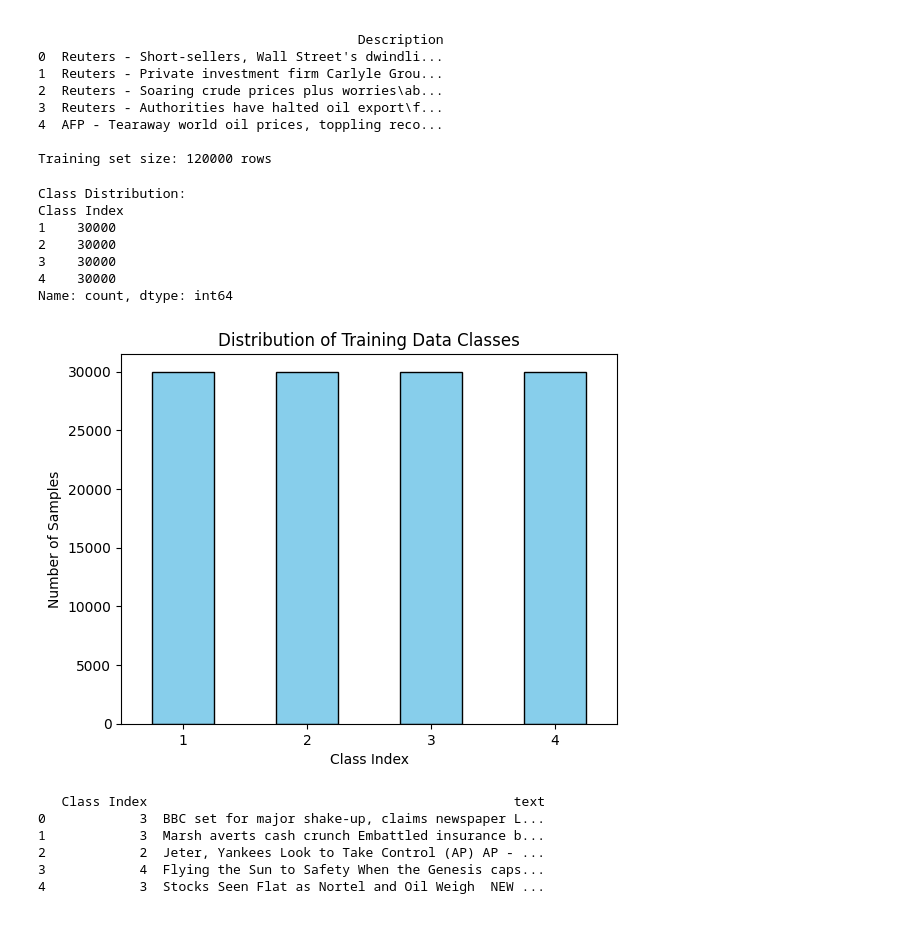
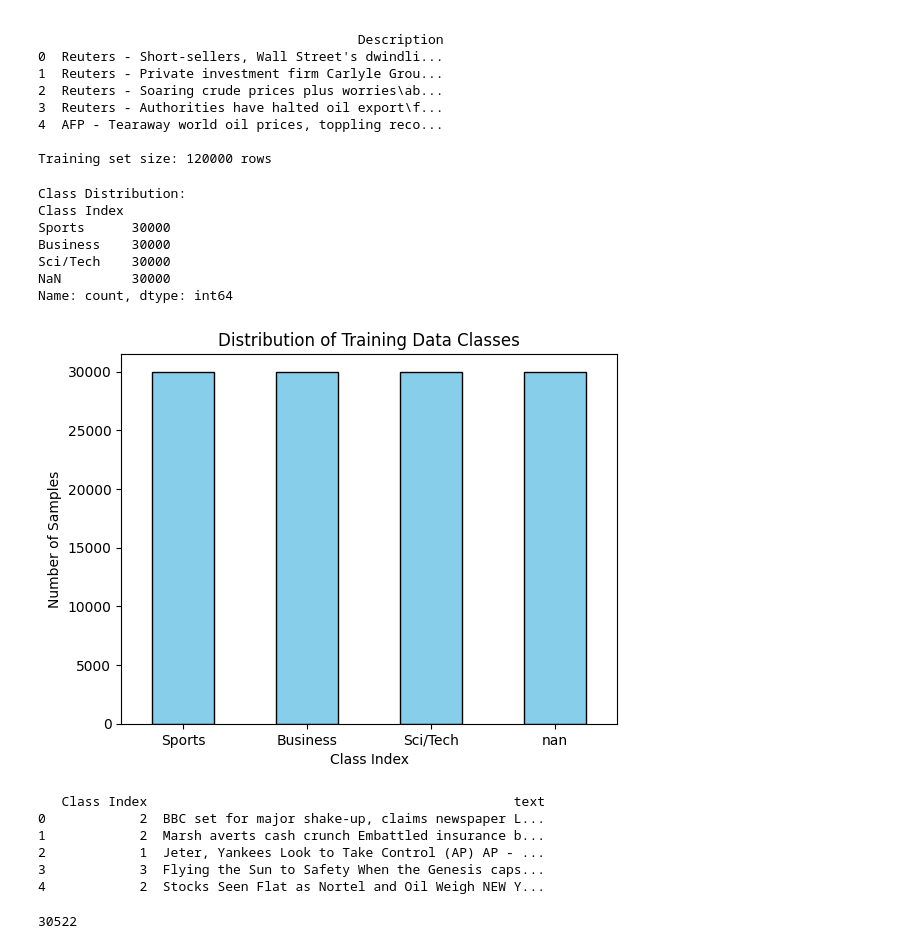
Before and after one commit to Tifa004/ML_Project, a Jupyter notebook: project.ipynb, the cells around one changed output. Saved outputs shown, nothing was run; the diff lists cells and outputs as text; code cells hidden in the pictures.

```diff
--- a/project.ipynb
+++ b/project.ipynb
@@ -60,28 +138,28 @@ Using device: cuda
 
 Training set size: 120000 rows
 # %%
-
-
 # Count occurrences of each class index
+CLASS_NAMES = {1: "World", 2: "Sports", 3: "Business", 4: "Sci/Tech"}  # 1-indexed now
 class_counts = train["Class Index"].value_counts().sort_index()
+class_counts.index = class_counts.index.map(CLASS_NAMES)
 
 print("Class Distribution:")
 print(class_counts)
 
 # Visualize the distribution
 class_counts.plot(kind="bar", color="skyblue", edgecolor="black")
 plt.title("Distribution of Training Data Classes")
 plt.xlabel("Class Index")
 plt.ylabel("Number of Samples")
 plt.xticks(rotation=0)
 plt.show()
 # %% [output]
 Class Distribution:
 Class Index
-1    30000
-2    30000
-3    30000
-4    30000
+Sports      30000
+Business    30000
+Sci/Tech    30000
+NaN         30000
 Name: count, dtype: int64
-[figure, old version]
+[figure, new version]
 # %%
@@ -220,10 +330,24 @@ def clean_text(text):
     text = re.sub(r"<[^>]+>", "", text)
     # 3. Clean up excessive whitespace
     text = " ".join(text.split())
+
     return text
 
-train["Class Index"]= train["Class index"]-1
-test["Class Index"] = test["Class index"] - 1
+def get_train_subset(train_df, percentage, random_state=42):
+
+    # Calculate exactly how many rows we need
+    n_samples = int(len(train_df) * percentage)
+
+    # Take the sample and reset index
+    subset = train_df.sample(n=n_samples, random_state=random_state).reset_index(
+        drop=True
+    )
+
+    return subset
+
+train["Class Index"]= train["Class Index"]-1
+test["Class Index"] = test["Class Index"] - 1
+
 # Combine Title and Description into a single 'text' column
 train["text"] = train["Title"] + " " + train["Description"]
 test["text"] = test["Title"] + " " + test["Description"]
@@ -243,9 +367,9 @@ test = test.sample(frac=1, random_state=42).reset_index(drop=True)
 print(train.head())
 # %% [output]
    Class Index                                               text
-0            3  BBC set for major shake-up, claims newspaper L...
-1            3  Marsh averts cash crunch Embattled insurance b...
-2            2  Jeter, Yankees Look to Take Control (AP) AP - ...
-3            4  Flying the Sun to Safety When the Genesis caps...
-4            3  Stocks Seen Flat as Nortel and Oil Weigh  NEW ...
+0            2  BBC set for major shake-up, claims newspaper L...
+1            2  Marsh averts cash crunch Embattled insurance b...
+2            1  Jeter, Yankees Look to Take Control (AP) AP - ...
+3            3  Flying the Sun to Safety When the Genesis caps...
+4            2  Stocks Seen Flat as Nortel and Oil Weigh NEW Y...
 # %%
@@ -287,7 +415,6 @@ class LSTM(nn.Module):
 
         return self.fc(last_hidden)
 # %%
-
 # 1. HuggingFace Tokenizer
 tokenizer = AutoTokenizer.from_pretrained("bert-base-uncased")
 print(len(tokenizer.vocab))
@@ -295,7 +422,7 @@ print(len(tokenizer.vocab))
 
 # 2. PyTorch Dataset & LSTM Model
 class TextDataset(Dataset):
-    def __init__(self, df, max_len=64):
+    def __init__(self, df, max_len=96):  # Reduced from 128 to 96 for CPU efficiency
         self.texts = df["text"].values
         self.labels = df["Class Index"].values
         self.max_len = max_len
@@ -313,6 +440,8 @@ class TextDataset(Dataset):
             return_tensors="pt",
         )
         return encoding["input_ids"].squeeze(), torch.tensor(self.labels[idx])
+# %% [output]
+30522
 # %%
 def prepare_lstm_loaders(train_df, test_df):
     # Create datasets
```
Also changed, not shown: parts of 28 cells of this notebook, 1 other file.
